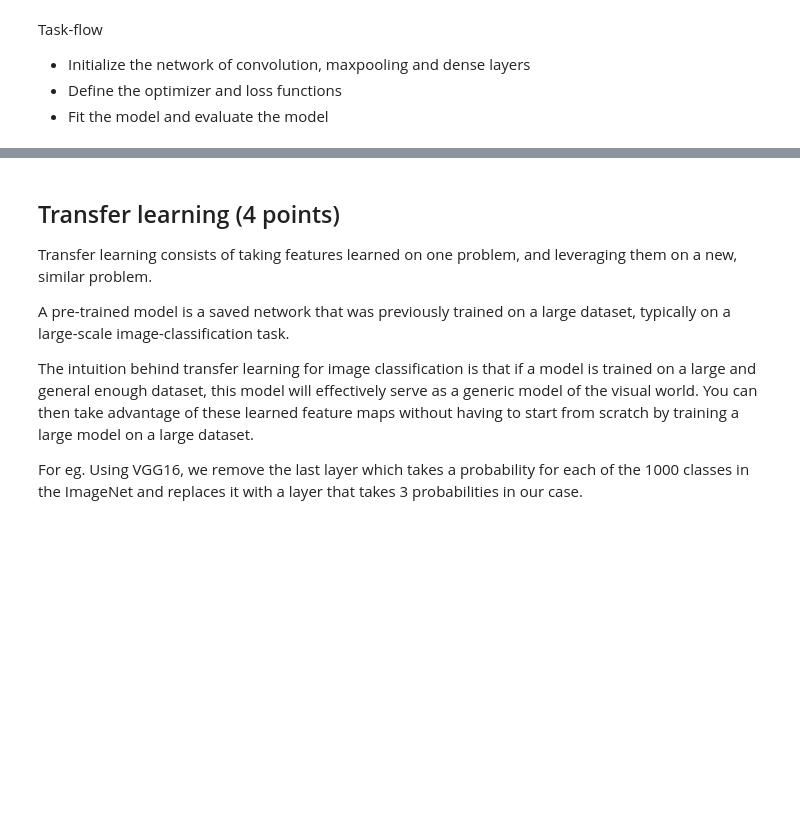
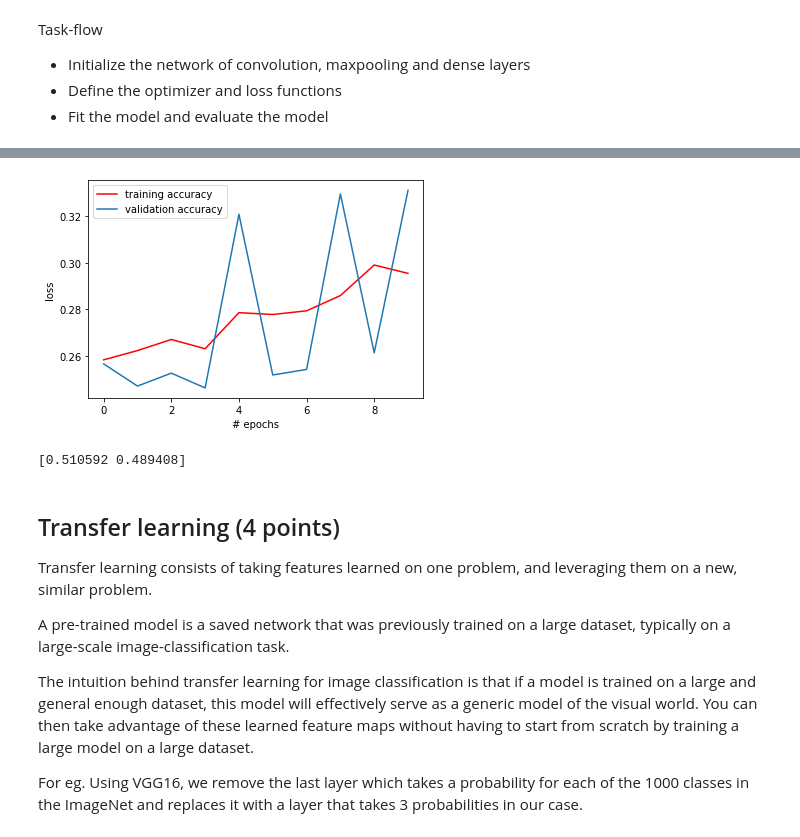
Before and after one commit to ganeshbio/CDS-B1-G9, a Jupyter notebook: M5_NB_MiniProject_2_Face_Mask_Detection.ipynb, the cells around one changed output, grey strips where cells are left out. Cells and saved outputs as stored; diff of their text form; code cells hidden in the pictures; blank space fills up the shorter version.

```diff
--- a/M5_NB_MiniProject_2_Face_Mask_Detection.ipynb
+++ b/M5_NB_MiniProject_2_Face_Mask_Detection.ipynb
@@ -129,3 +311,26 @@ Task-flow
+# %%
+
+plt.plot(model_saved.history['accuracy'],'r',label='training accuracy')
+plt.plot(model_saved.history['val_accuracy'],label='validation accuracy')
+plt.xlabel('# epochs')
+plt.ylabel('loss')
+plt.legend()
+plt.show()
+# %% [output]
+[figure, added]
+# %%
+from keras.preprocessing import image
+mymodel=load_model('model-004.model')
+#test_image=image.load_img('C:/Users/Karan/Desktop/ML Datasets/Face Mask Detection/Dataset/test/without_mask/30.jpg',target_size=(150,150,3))
+test_image=image.load_img(r'/content/MP2_FaceMask_Dataset/test/with_mask/111-with-mask.jpg',target_size=(150,150,3))
+test_image
+test_image=image.img_to_array(test_image)
+test_image=np.expand_dims(test_image,axis=0)
+predict=mymodel.predict(test_image)
+
+print(predict[0])
+# %% [output]
+[0.510592 0.489408]
 # %% [markdown]
 ## Transfer learning (4 points)
 
```
Also changed, not shown: parts of 18 cells of this notebook.
